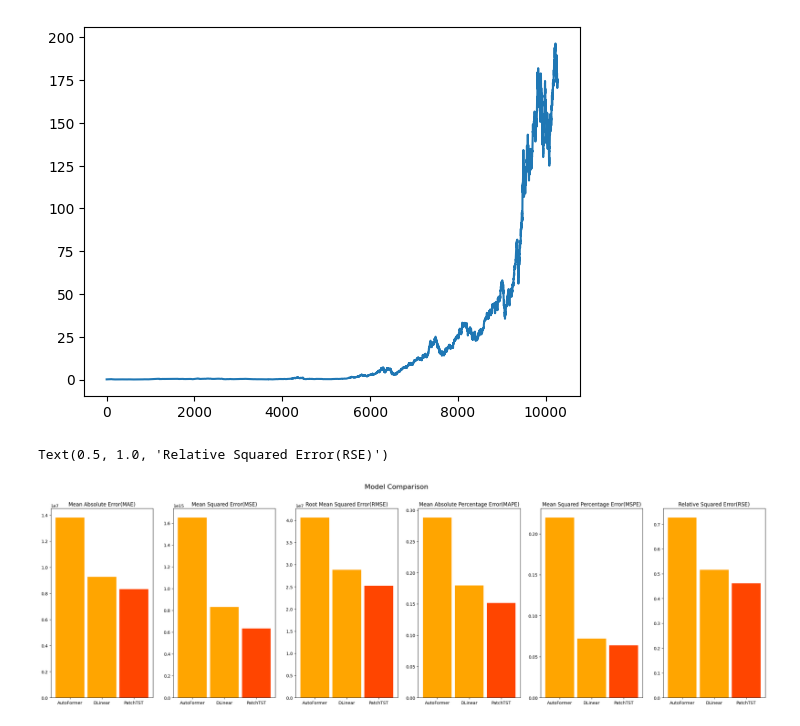
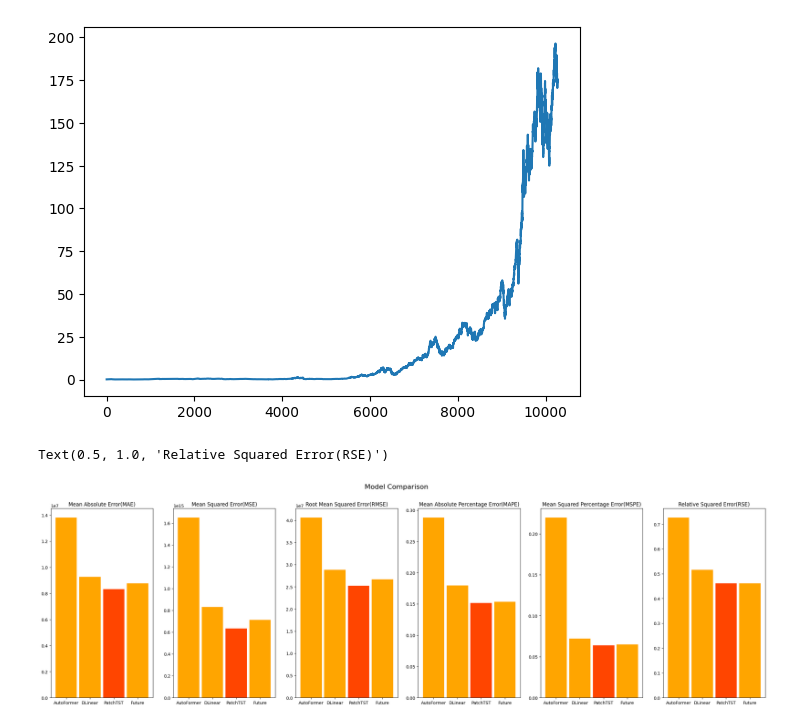
Before and after one commit to clo3olb/trader_ai, a Jupyter notebook: predictor/analysis/dataset_analysis.ipynb, the cells around one changed output. Cells and saved outputs as stored; diff of their text form; code cells hidden in the pictures.

Commit message:
future data analysis

```diff
--- a/predictor/analysis/dataset_analysis.ipynb
+++ b/predictor/analysis/dataset_analysis.ipynb
@@ -28,6 +28,7 @@ model_ids = {
     "AutoFormer": "AAPL_336_96_Autoformer_custom_ftM_sl336_ll48_pl96_dm128_nh16_el3_dl1_df256_fc1_ebtimeF_dtTrue_Exp_0",
     "DLinear": "AAPL_336_96_DLinear_custom_ftM_sl336_ll48_pl96_dm512_nh8_el2_dl1_df2048_fc1_ebtimeF_dtTrue_Exp_0",
     "PatchTST": "AAPL_336_96_PatchTST_custom_ftM_sl336_ll48_pl96_dm128_nh16_el3_dl1_df256_fc1_ebtimeF_dtTrue_Exp_0",
+    "Future": "AAPL_Future_336_96_PatchTST_custom_ftM_sl336_ll48_pl96_dm128_nh16_el3_dl1_df256_fc1_ebtimeF_dtTrue_Exp_0",
 }
 
 
@@ -66,31 +67,31 @@ fig.suptitle('Model Comparison', fontsize=16)
 
 axes1 = plt.subplot(1, 6, 1)
 axes2 = plt.subplot(1, 6, 2)
 axes3 = plt.subplot(1, 6, 3)
 axes4 = plt.subplot(1, 6, 4)
 axes5 = plt.subplot(1, 6, 5)
 axes6 = plt.subplot(1, 6, 6)
 
 axes1.bar(df['model_name'], df['mae'], width=width, color=colors)
 axes1.set_title('Mean Absolute Error(MAE)')
 
 axes2.bar(df['model_name'], df['mse'], width=width, color=colors)
 axes2.set_title('Mean Squared Error(MSE)')
 
 axes3.bar(df['model_name'], df['rmse'], width=width, color=colors)
 axes3.set_title('Root Mean Squared Error(RMSE)')
 
 axes4.bar(df['model_name'], df['mape'], width=width, color=colors)
 axes4.set_title('Mean Absolute Percentage Error(MAPE)')
 
 axes5.bar(df['model_name'], df['mspe'], width=width, color=colors)
 axes5.set_title('Mean Squared Percentage Error(MSPE)')
 
 axes6.bar(df['model_name'], df['rse'], width=width, color=colors)
 axes6.set_title('Relative Squared Error(RSE)')
 
 
 # plt.show()
 # %% [output]
 Text(0.5, 1.0, 'Relative Squared Error(RSE)')
-[figure, old version]
+[figure, new version]
```
Also changed, not shown: parts of 1 cell of this notebook.
